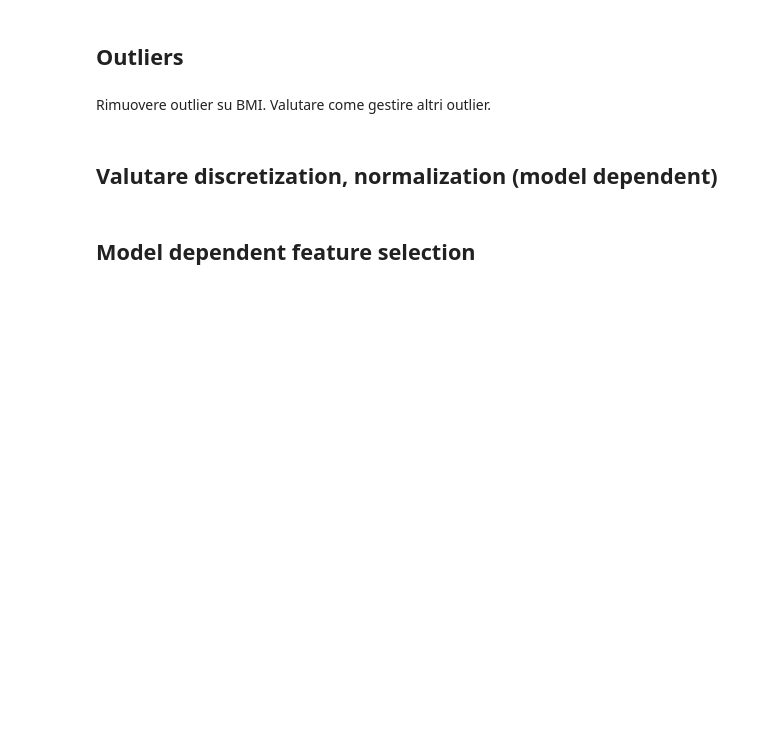
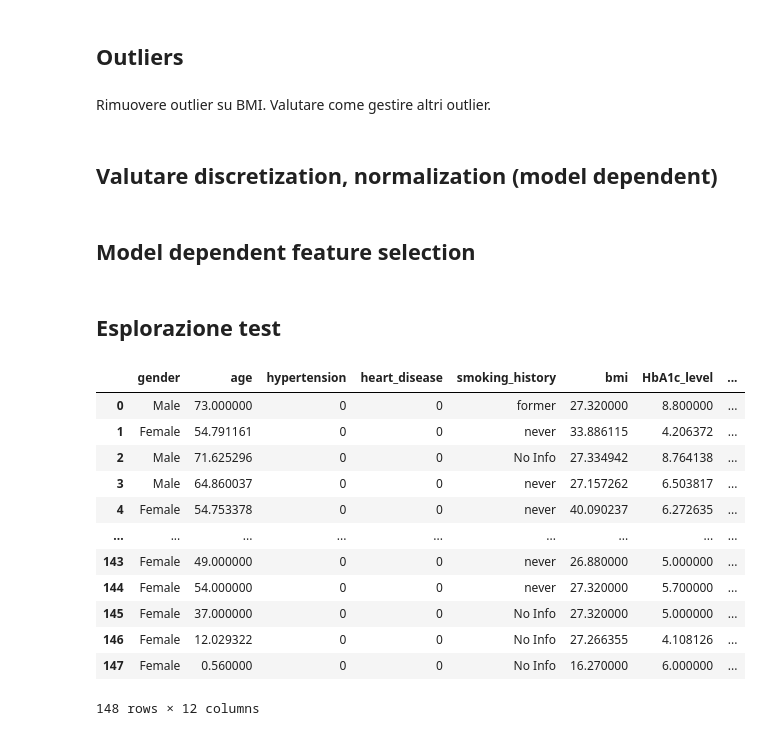
Before and after one commit to MaddalenaGhiotti/BusinessIntelligenceProject, a Jupyter notebook: Maddalena/EsplorazioneDati.ipynb, the cells around one changed output. Saved outputs shown, nothing was run; the diff lists cells and outputs as text; code cells hidden in the pictures; blank space fills up the shorter version.

```diff
--- a/Maddalena/EsplorazioneDati.ipynb
+++ b/Maddalena/EsplorazioneDati.ipynb
@@ -345,3 +361,21 @@ Rimuovere outlier su BMI. Valutare come gestire altri outlier.
 ## Valutare discretization, normalization (model dependent)
 # %% [markdown]
 ## Model dependent feature selection
+# %% [markdown]
+## Esplorazione test
+# %%
+display(testData)
+# %% [output]
+|  | gender | age | hypertension | heart_disease | smoking_history | bmi | HbA1c_level | ... |
+| 0 | Male | 73.000000 | 0 | 0 | former | 27.320000 | 8.800000 | ... |
+| 1 | Female | 54.791161 | 0 | 0 | never | 33.886115 | 4.206372 | ... |
+| 2 | Male | 71.625296 | 0 | 0 | No Info | 27.334942 | 8.764138 | ... |
+| 3 | Male | 64.860037 | 0 | 0 | never | 27.157262 | 6.503817 | ... |
+| 4 | Female | 54.753378 | 0 | 0 | never | 40.090237 | 6.272635 | ... |
+| ... | ... | ... | ... | ... | ... | ... | ... | ... |
+| 143 | Female | 49.000000 | 0 | 0 | never | 26.880000 | 5.000000 | ... |
+| 144 | Female | 54.000000 | 0 | 0 | never | 27.320000 | 5.700000 | ... |
+| 145 | Female | 37.000000 | 0 | 0 | No Info | 27.320000 | 5.000000 | ... |
+| 146 | Female | 12.029322 | 0 | 0 | No Info | 27.266355 | 4.108126 | ... |
+| 147 | Female | 0.560000 | 0 | 0 | No Info | 16.270000 | 6.000000 | ... |
+148 rows × 12 columns
```
Also changed, not shown: parts of 3 cells of this notebook.
